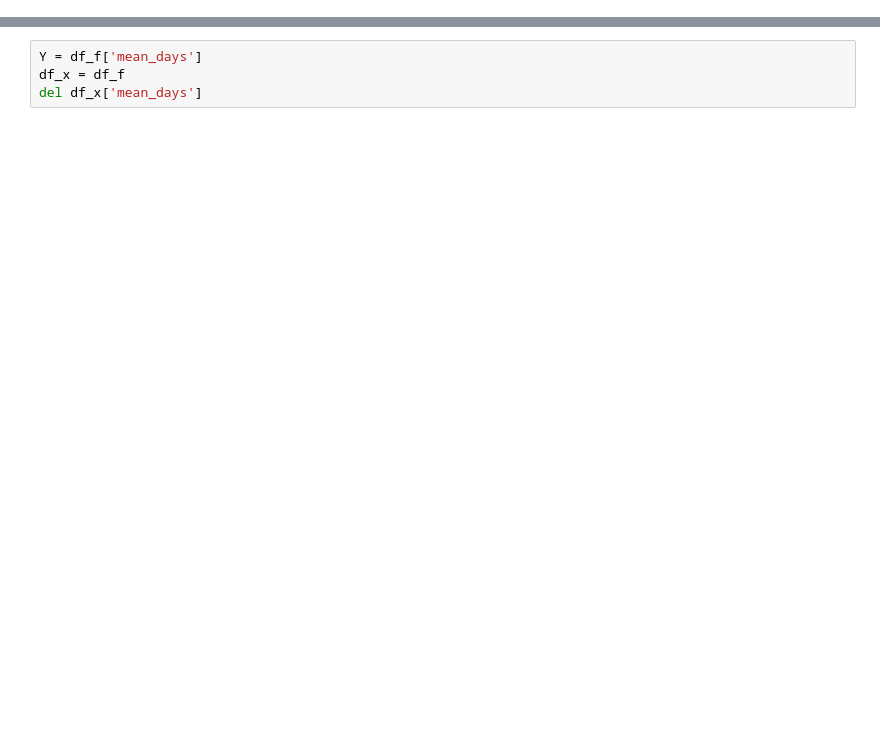
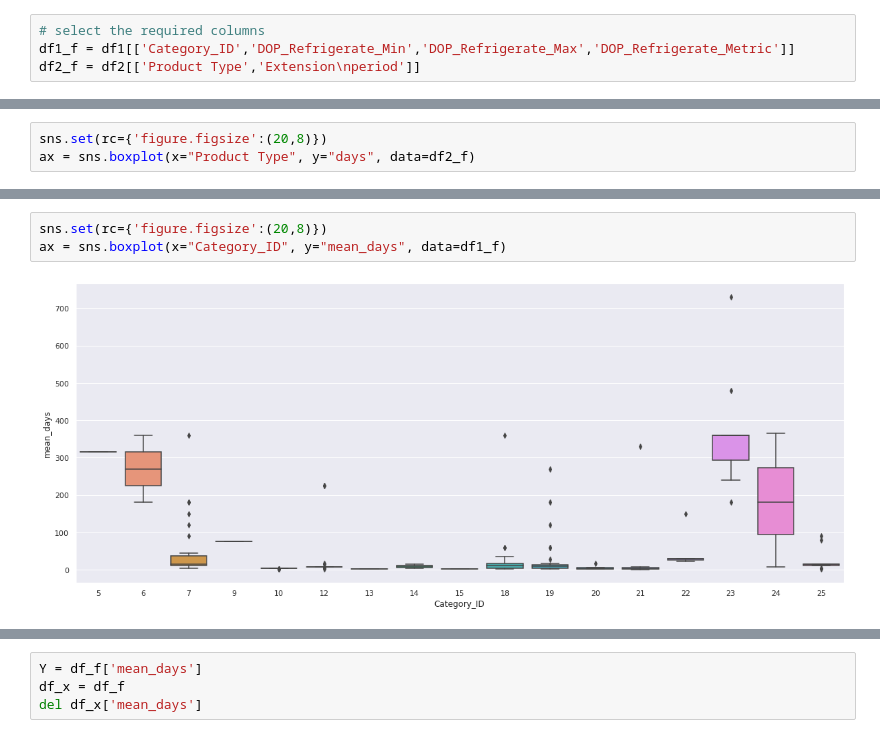
Before and after one commit to ACMSProject-SaiSri/ACMS_ProductReminderApp, a Jupyter notebook: Regression/ACMS.ipynb, the cells around one changed output, grey strips where cells are left out. Cells and saved outputs as stored; diff of their text form; blank space fills up the shorter version.

```diff
--- a/Regression/ACMS.ipynb
+++ b/Regression/ACMS.ipynb
@@ -43,0 +48,4 @@ df_f = df[['Category_ID','DOP_Refrigerate_Min','DOP_Refrigerate_Max','DOP_Refrig
+# %%
+# select the required columns
+df1_f = df1[['Category_ID','DOP_Refrigerate_Min','DOP_Refrigerate_Max','DOP_Refrigerate_Metric']]
+df2_f = df2[['Product Type','Extension\nperiod']]
@@ -43,0 +110,3 @@ df_f = df[['Category_ID','DOP_Refrigerate_Min','DOP_Refrigerate_Max','DOP_Refrig
+# %%
+sns.set(rc={'figure.figsize':(20,8)})
+ax = sns.boxplot(x="Product Type", y="days", data=df2_f)
@@ -43,0 +146,5 @@ df_f = df[['Category_ID','DOP_Refrigerate_Min','DOP_Refrigerate_Max','DOP_Refrig
+# %%
+sns.set(rc={'figure.figsize':(20,8)})
+ax = sns.boxplot(x="Category_ID", y="mean_days", data=df1_f)
+# %% [output]
+[figure, added]
```
Also changed, not shown: parts of 50 cells of this notebook, 4 other files.
